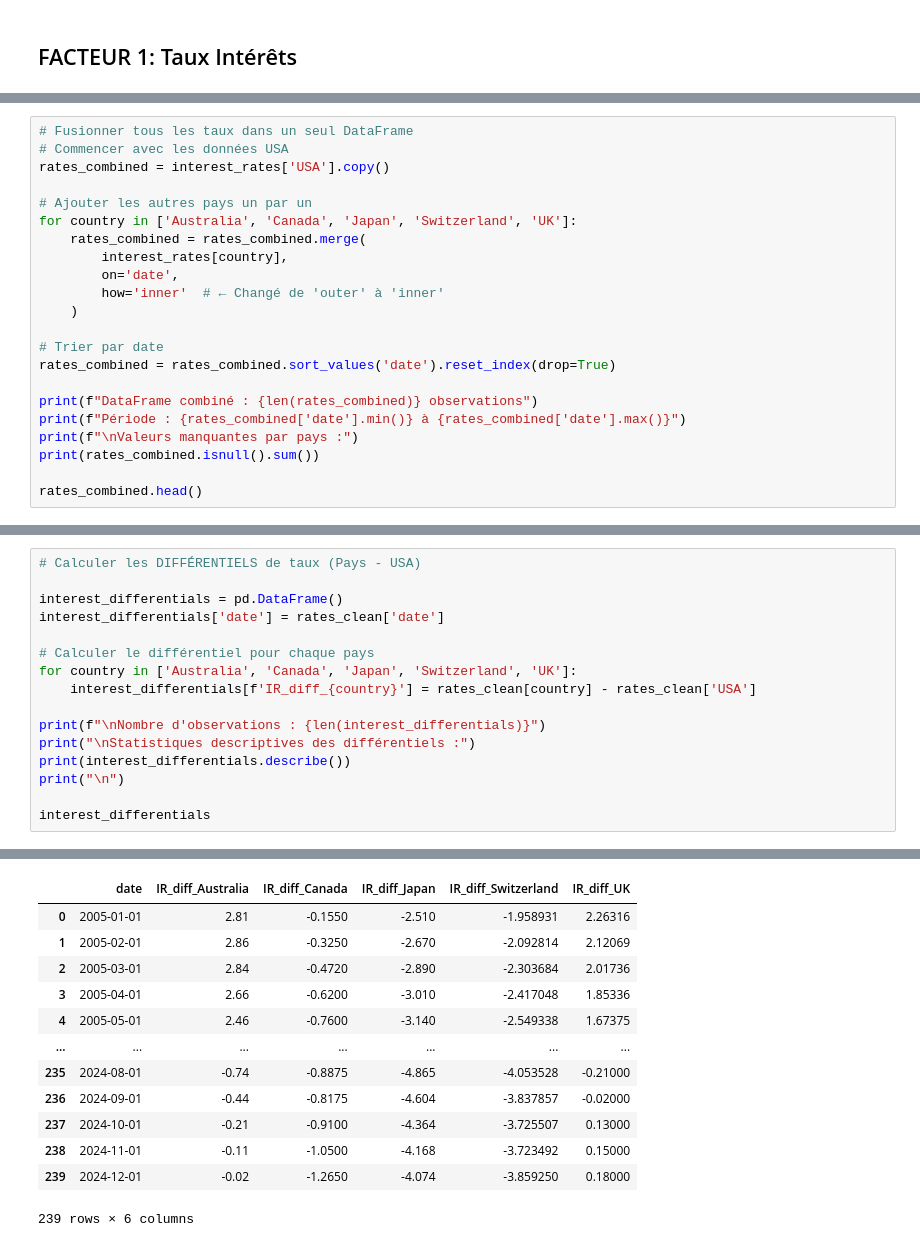
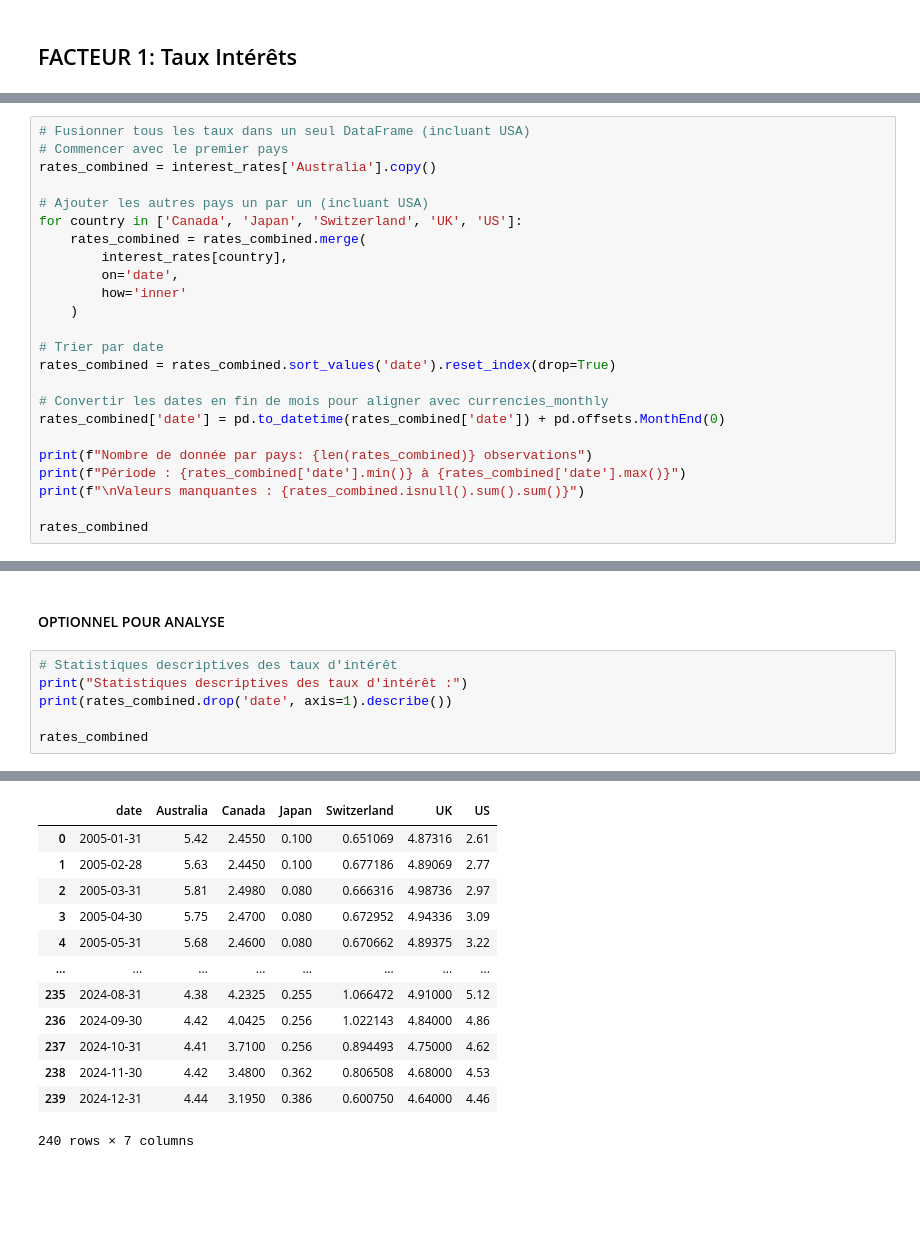
Before and after one commit to Lilas-Bertot/ETUDE-DE-CAS-2, a Jupyter notebook: Étude de cas 2.ipynb, the cells around one changed output, grey strips where cells are left out. Saved outputs shown, nothing was run; the diff lists cells and outputs as text; blank space fills up the shorter version.

```diff
--- a/Étude de cas 2.ipynb
+++ b/Étude de cas 2.ipynb
@@ -331,23 +340,25 @@ Formule : `Différentiel = Taux_Pays - Taux_USA`
 # %%
-# Fusionner tous les taux dans un seul DataFrame
-# Commencer avec les données USA
-rates_combined = interest_rates['USA'].copy()
+# Fusionner tous les taux dans un seul DataFrame (incluant USA)
+# Commencer avec le premier pays
+rates_combined = interest_rates['Australia'].copy()
 
-# Ajouter les autres pays un par un
-for country in ['Australia', 'Canada', 'Japan', 'Switzerland', 'UK']:
+# Ajouter les autres pays un par un (incluant USA)
+for country in ['Canada', 'Japan', 'Switzerland', 'UK', 'US']:
     rates_combined = rates_combined.merge(
         interest_rates[country],
         on='date',
-        how='inner'  # ← Changé de 'outer' à 'inner'
+        how='inner'
     )
 
 # Trier par date
 rates_combined = rates_combined.sort_values('date').reset_index(drop=True)
 
-print(f"DataFrame combiné : {len(rates_combined)} observations")
+# Convertir les dates en fin de mois pour aligner avec currencies_monthly
+rates_combined['date'] = pd.to_datetime(rates_combined['date']) + pd.offsets.MonthEnd(0)
+
+print(f"Nombre de donnée par pays: {len(rates_combined)} observations")
 print(f"Période : {rates_combined['date'].min()} à {rates_combined['date'].max()}")
-print(f"\nValeurs manquantes par pays :")
-print(rates_combined.isnull().sum())
+print(f"\nValeurs manquantes : {rates_combined.isnull().sum().sum()}")
 
-rates_combined.head()
+rates_combined
 # %% [output]
@@ -399,17 +530,9 @@ Lignes supprimées : 1
+# %% [markdown]
+#### OPTIONNEL POUR ANALYSE
 # %%
-# Calculer les DIFFÉRENTIELS de taux (Pays - USA)
+# Statistiques descriptives des taux d'intérêt
+print("Statistiques descriptives des taux d'intérêt :")
+print(rates_combined.drop('date', axis=1).describe())
 
-interest_differentials = pd.DataFrame()
-interest_differentials['date'] = rates_clean['date']
-
-# Calculer le différentiel pour chaque pays
-for country in ['Australia', 'Canada', 'Japan', 'Switzerland', 'UK']:
-    interest_differentials[f'IR_diff_{country}'] = rates_clean[country] - rates_clean['USA']
-
-print(f"\nNombre d'observations : {len(interest_differentials)}")
-print("\nStatistiques descriptives des différentiels :")
-print(interest_differentials.describe())
-print("\n")
-
-interest_differentials
+rates_combined
 # %% [output]
@@ -433,14 +549,14 @@ std         1.929161             1.348598    0.915538
-|  | date | IR_diff_Australia | IR_diff_Canada | IR_diff_Japan | IR_diff_Switzerland | IR_diff_UK |
-| 0 | 2005-01-01 | 2.81 | -0.1550 | -2.510 | -1.958931 | 2.26316 |
-| 1 | 2005-02-01 | 2.86 | -0.3250 | -2.670 | -2.092814 | 2.12069 |
-| 2 | 2005-03-01 | 2.84 | -0.4720 | -2.890 | -2.303684 | 2.01736 |
-| 3 | 2005-04-01 | 2.66 | -0.6200 | -3.010 | -2.417048 | 1.85336 |
-| 4 | 2005-05-01 | 2.46 | -0.7600 | -3.140 | -2.549338 | 1.67375 |
-| ... | ... | ... | ... | ... | ... | ... |
-| 235 | 2024-08-01 | -0.74 | -0.8875 | -4.865 | -4.053528 | -0.21000 |
-| 236 | 2024-09-01 | -0.44 | -0.8175 | -4.604 | -3.837857 | -0.02000 |
-| 237 | 2024-10-01 | -0.21 | -0.9100 | -4.364 | -3.725507 | 0.13000 |
-| 238 | 2024-11-01 | -0.11 | -1.0500 | -4.168 | -3.723492 | 0.15000 |
-| 239 | 2024-12-01 | -0.02 | -1.2650 | -4.074 | -3.859250 | 0.18000 |
+|  | date | Australia | Canada | Japan | Switzerland | UK | US |
+| 0 | 2005-01-31 | 5.42 | 2.4550 | 0.100 | 0.651069 | 4.87316 | 2.61 |
+| 1 | 2005-02-28 | 5.63 | 2.4450 | 0.100 | 0.677186 | 4.89069 | 2.77 |
+| 2 | 2005-03-31 | 5.81 | 2.4980 | 0.080 | 0.666316 | 4.98736 | 2.97 |
+| 3 | 2005-04-30 | 5.75 | 2.4700 | 0.080 | 0.672952 | 4.94336 | 3.09 |
+| 4 | 2005-05-31 | 5.68 | 2.4600 | 0.080 | 0.670662 | 4.89375 | 3.22 |
+| ... | ... | ... | ... | ... | ... | ... | ... |
+| 235 | 2024-08-31 | 4.38 | 4.2325 | 0.255 | 1.066472 | 4.91000 | 5.12 |
+| 236 | 2024-09-30 | 4.42 | 4.0425 | 0.256 | 1.022143 | 4.84000 | 4.86 |
+| 237 | 2024-10-31 | 4.41 | 3.7100 | 0.256 | 0.894493 | 4.75000 | 4.62 |
+| 238 | 2024-11-30 | 4.42 | 3.4800 | 0.362 | 0.806508 | 4.68000 | 4.53 |
+| 239 | 2024-12-31 | 4.44 | 3.1950 | 0.386 | 0.600750 | 4.64000 | 4.46 |
-239 rows × 6 columns
+240 rows × 7 columns
 # %% [markdown]
```
Also changed, not shown: parts of 27 cells of this notebook, 1 other file.
